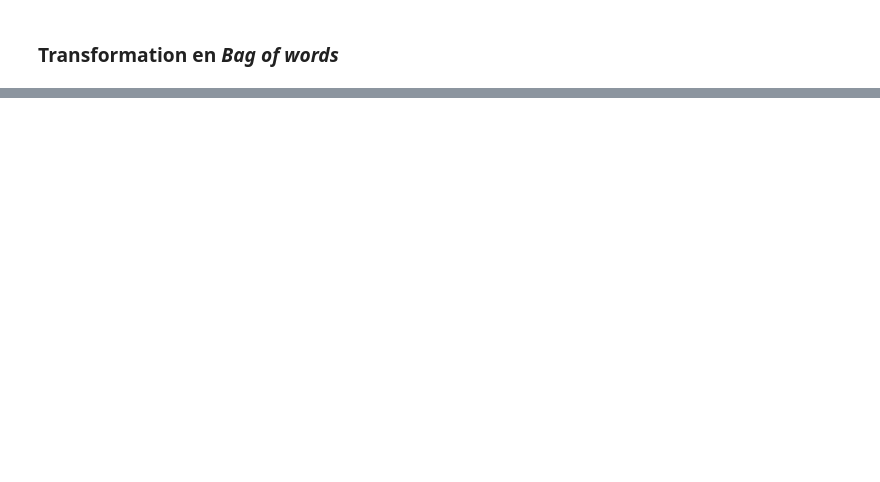
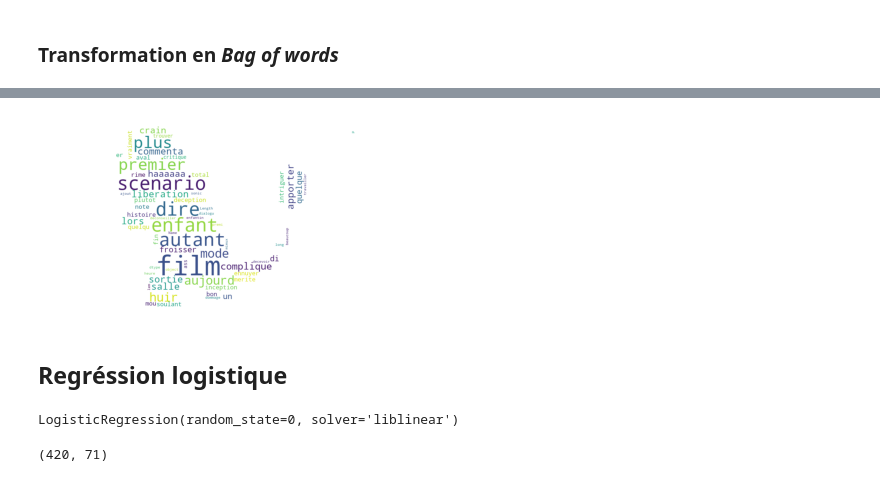
Before and after one commit to CassiaFa/NLP_critique_film, a Jupyter notebook: NLP.ipynb, the cells around one changed output, grey strips where cells are left out. Saved outputs shown, nothing was run; the diff lists cells and outputs as text; code cells hidden in the pictures; blank space fills up the shorter version.

```diff
--- a/NLP.ipynb
+++ b/NLP.ipynb
@@ -237,0 +270,5 @@ df_bow.head()
+# %%
+#Récupération des avis positifs négatifs
+avis_negatif = df["lem"][y == 0]
+
+avis_negatif
@@ -237,0 +288,12 @@ df_bow.head()
+# %%
+mask_neg = np.array(Image.open("salam_cloud.jpg"))
+mask_neg[mask_neg < 255] = 0
+
+WC_neg = WordCloud(background_color="white", mask = mask_neg).generate(str(avis_negatif))
+plt.imshow(WC_neg)
+plt.axis('off')
+plt.show()
+# %% [output]
+[figure, added]
+# %% [markdown]
+## Regréssion logistique
@@ -237,0 +302,13 @@ df_bow.head()
+# %%
+model_LR = LogisticRegression(solver="liblinear", random_state=0)
+
+#Entrainement du modèle
+# model_LR.fit(X_train, y_train)
+model_LR.fit(df_bow, y_train)
+# %% [output]
+LogisticRegression(random_state=0, solver='liblinear')
+# %%
+cv_X_test = cv.transform(X_test)
+cv_X_test.shape
+# %% [output]
+(420, 71)
```
Also changed, not shown: parts of 25 cells of this notebook, 3 other files.
